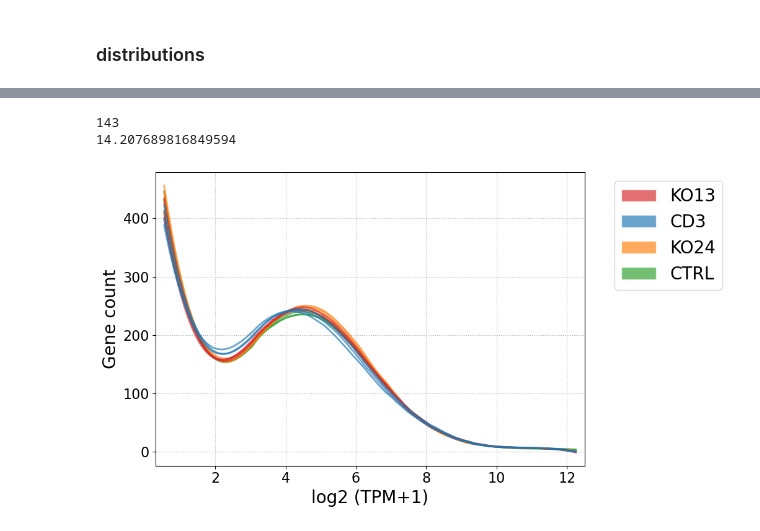
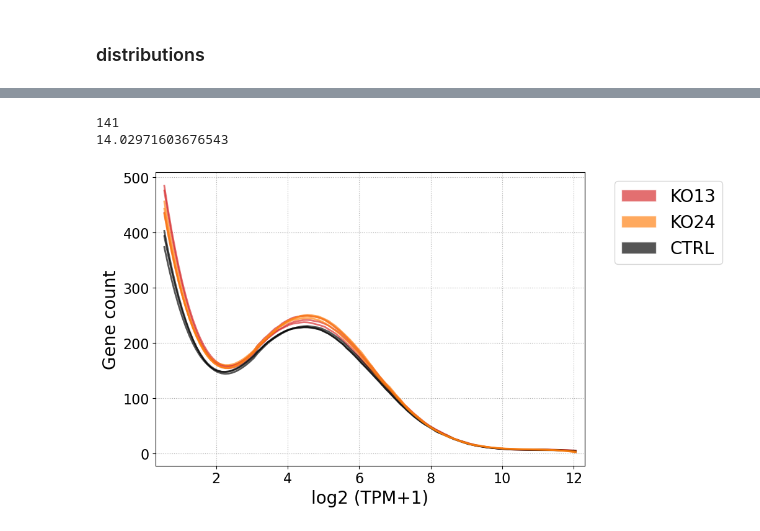
Before and after one commit to adelomana/BMCBF, a Jupyter notebook: research/019_fossvogur/003_visualization/pca_092.ipynb, the cells around one changed output, grey strips where cells are left out. Drawn from its saved outputs; the diff is of its cells as text; code cells hidden in the pictures.

```diff
--- a/research/019_fossvogur/003_visualization/pca_092.ipynb
+++ b/research/019_fossvogur/003_visualization/pca_092.ipynb
@@ -149,26 +175,34 @@ for i in range(len(new)):
     # colors
     if 'KO13' in name:
         the_color = 'tab:red'
-    elif 'C3' in name:
-        the_color = 'tab:blue'
+    elif 'C1' in name:
+        the_color = 'black'
     elif 'KO24' in name:
         the_color = 'tab:orange'
-    elif 'CTRL' in name:
-        the_color = 'tab:green'
     else:
         print('error')
 
-    matplotlib.pyplot.scatter(new[i,0], new[i,1], s=666, c=the_color, marker='o', alpha=2/3, edgecolors='none')
+    # markers
+    if name in labels_wt:
+        the_marker = 'o'
+    elif name in labels_ko:
+        the_marker = '*'
+    elif name in labels_kd:
+        the_marker = 's'
+    else:
+        print(name)
+        print('error b')
+
+    matplotlib.pyplot.scatter(new[i,0], new[i,1], s=666, c=the_color, marker=the_marker, alpha=2/3, edgecolors='none')
     #matplotlib.pyplot.text(new[i,0]+epsilon, new[i,1]+epsilon, expression.columns[i], size=12)
 
 
     legend_elements = [
         matplotlib.patches.Rectangle((0, 0), 1.8, 1, facecolor='tab:red',      edgecolor='white', alpha=2/3),
-        matplotlib.patches.Rectangle((0, 0), 1.8, 1, facecolor='tab:blue',    edgecolor='white', alpha=2/3),
         matplotlib.patches.Rectangle((0, 0), 1.8, 1, facecolor='tab:orange',    edgecolor='white', alpha=2/3),
-        matplotlib.patches.Rectangle((0, 0), 1.8, 1, facecolor='tab:green',    edgecolor='white', alpha=2/3)
+        matplotlib.patches.Rectangle((0, 0), 1.8, 1, facecolor='black',    edgecolor='white', alpha=2/3)
     ]
-    matplotlib.pyplot.legend(legend_elements, ['KO13', 'CD3', 'KO24', 'CTRL'],
+    matplotlib.pyplot.legend(legend_elements, ['KO13', 'KO24', 'CTRL'],
                              ncol=1, loc='upper left', bbox_to_anchor=(1.05, 1))
 
 matplotlib.pyplot.xlabel('PC1 (exp. var.: {}%)'.format(int(explained[0]*100)))
@@ -192,5 +226,5 @@ log2_tpm_PO.head()
 # %%
-found_max = 14.3
+found_max = 14.1
 number_of_bins = int(found_max*10)
 print(number_of_bins)
 
@@ -204,13 +238,10 @@ for i in range(len(working_samples)):
     # colors
     if 'KO13' in name:
         the_color = 'tab:red'
-    elif 'C3' in name:
-        the_color = 'tab:blue'
+    elif 'C1' in name:
+        the_color = 'black'
     elif 'KO24' in name:
         the_color = 'tab:orange'
-    elif 'CTRL' in name:
-        the_color = 'tab:green'
-
     else:
         print('error')
 
@@ -220,36 +251,35 @@ for i in range(len(working_samples)):
 
     hist, bin_edges = numpy.histogram(log2TPM, bins=number_of_bins, range=(0, found_max))
     half_bin = (bin_edges[1] - bin_edges[0])/2
     x = bin_edges + half_bin
     x = x[:-1]
 
     plotting_x = x[5:-20]
     plotting_hist = hist[5:-20]
 
     #matplotlib.pyplot.plot(plotting_x, plotting_hist, 'o', alpha=1/5, mec='none', color=the_color)
     yhat = scipy.signal.savgol_filter(plotting_hist, 51, 3)
 
     matplotlib.pyplot.plot(plotting_x, yhat, '-', lw=2, alpha=2/3, color=the_color)
 
 matplotlib.pyplot.xlim([numpy.min(plotting_x)-0.25, numpy.max(plotting_x)+0.25])
 
 legend_elements = [
         matplotlib.patches.Rectangle((0, 0), 1.8, 1, facecolor='tab:red',      edgecolor='white', alpha=2/3),
-        matplotlib.patches.Rectangle((0, 0), 1.8, 1, facecolor='tab:blue',    edgecolor='white', alpha=2/3),
         matplotlib.patches.Rectangle((0, 0), 1.8, 1, facecolor='tab:orange',    edgecolor='white', alpha=2/3),
-        matplotlib.patches.Rectangle((0, 0), 1.8, 1, facecolor='tab:green',    edgecolor='white', alpha=2/3)
+        matplotlib.patches.Rectangle((0, 0), 1.8, 1, facecolor='black',    edgecolor='white', alpha=2/3)
     ]
-matplotlib.pyplot.legend(legend_elements, ['KO13', 'CD3', 'KO24', 'CTRL'],
+matplotlib.pyplot.legend(legend_elements, ['KO13', 'KO24', 'CTRL'],
                              ncol=1, loc='upper left', bbox_to_anchor=(1.05, 1))
 
 matplotlib.pyplot.xlabel('log2 (TPM+1)')
 matplotlib.pyplot.ylabel('Gene count')
 matplotlib.pyplot.grid(ls=':')
 
 matplotlib.pyplot.tight_layout()
 
 print(absolute_max)
 # %% [output]
-143
-14.207689816849594
+141
+14.02971603676543
-[figure, old version]
+[figure, new version]
```
Also changed, not shown: parts of 11 cells of this notebook, 2 other files.
